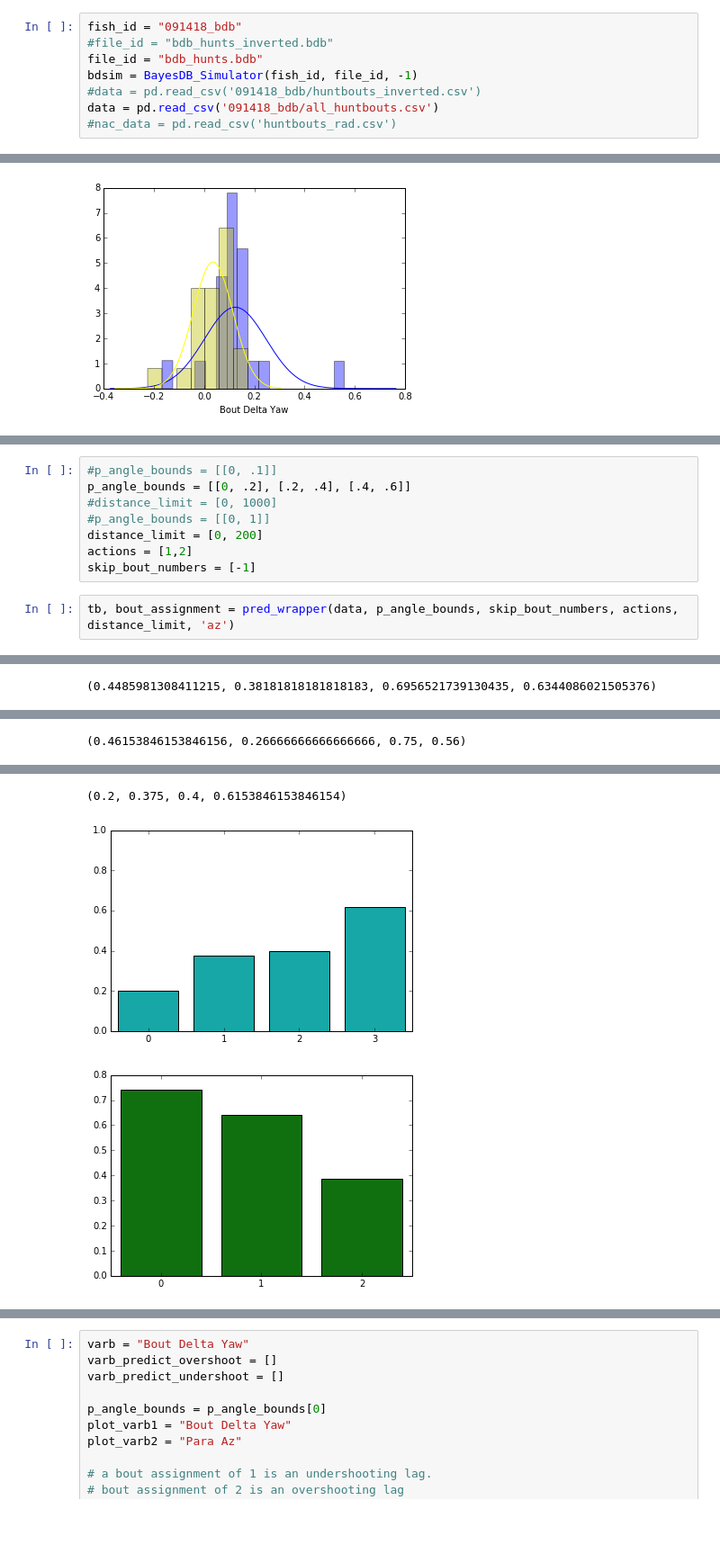
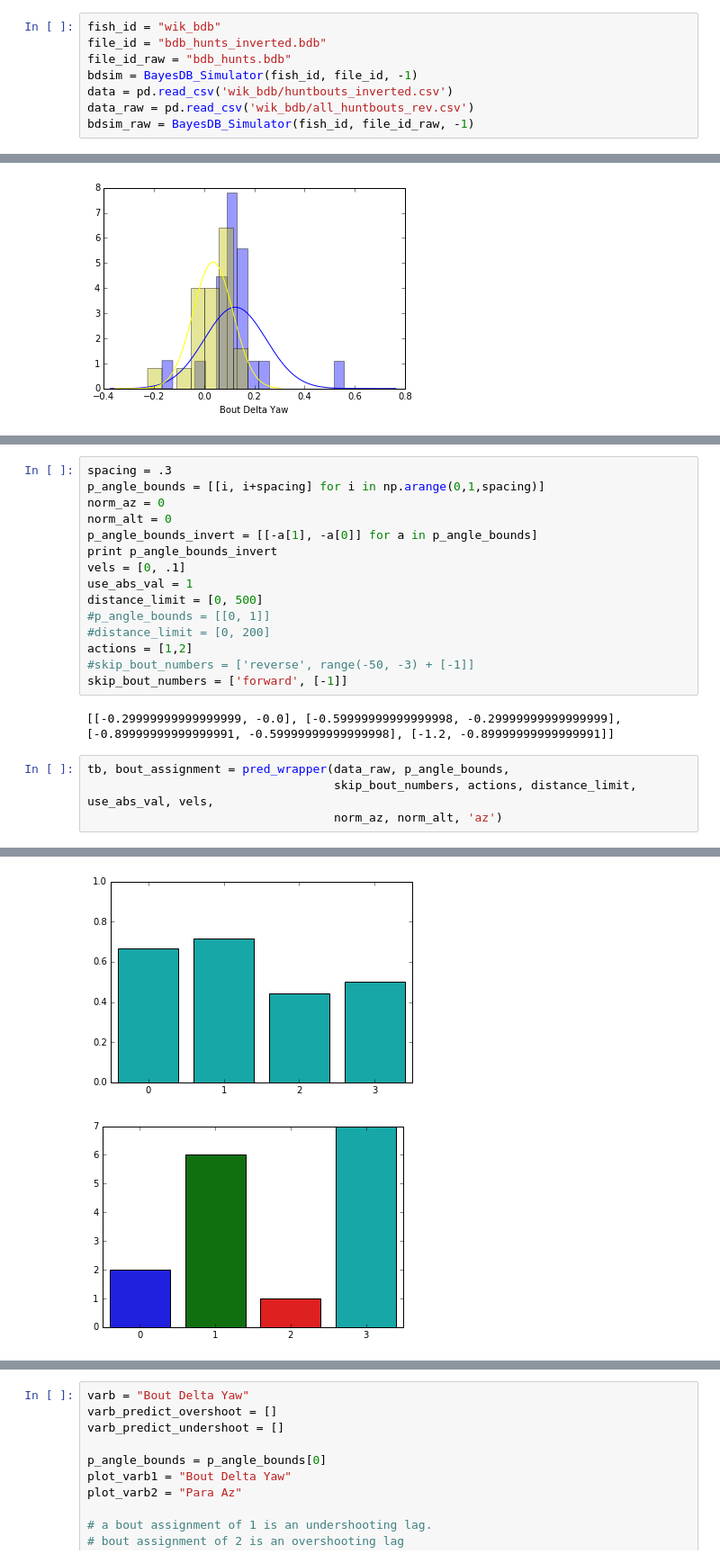
Before and after one commit to elifesciences-publications/PreycapMaster, a Jupyter notebook: BDB_Plot.ipynb, the cells around one changed output, grey strips where cells are left out. Shown: that part at 90% size. Cells and saved outputs as stored; diff of their text form; blank space fills up the shorter version.

```diff
--- a/BDB_Plot.ipynb
+++ b/BDB_Plot.ipynb
@@ -10,9 +11,9 @@ import warnings
 warnings.filterwarnings('ignore')
 # %%
-fish_id = "091418_bdb"
-#file_id = "bdb_hunts_inverted.bdb"
-file_id = "bdb_hunts.bdb"
+fish_id = "wik_bdb"
+file_id = "bdb_hunts_inverted.bdb"
+file_id_raw = "bdb_hunts.bdb"
 bdsim = BayesDB_Simulator(fish_id, file_id, -1)
-#data = pd.read_csv('091418_bdb/huntbouts_inverted.csv')
-data = pd.read_csv('091418_bdb/all_huntbouts.csv')
-#nac_data = pd.read_csv('huntbouts_rad.csv')
+data = pd.read_csv('wik_bdb/huntbouts_inverted.csv')
+data_raw = pd.read_csv('wik_bdb/all_huntbouts_rev.csv')
+bdsim_raw = BayesDB_Simulator(fish_id, file_id_raw, -1)
@@ -155,11 +205,22 @@ SELECT "Para Alt","Bout Dist" FROM bout_table WHERE "Bout Number" >= 0 AND "Stri
 # %%
-#p_angle_bounds = [[0, .1]]
-p_angle_bounds = [[0, .2], [.2, .4], [.4, .6]]
-#distance_limit = [0, 1000]
+spacing = .3
+p_angle_bounds = [[i, i+spacing] for i in np.arange(0,1,spacing)]
+norm_az = 0
+norm_alt = 0
+p_angle_bounds_invert = [[-a[1], -a[0]] for a in p_angle_bounds]
+print p_angle_bounds_invert
+vels = [0, .1]
+use_abs_val = 1
+distance_limit = [0, 500]
 #p_angle_bounds = [[0, 1]]
-distance_limit = [0, 200]
+#distance_limit = [0, 200]
 actions = [1,2]
-skip_bout_numbers = [-1]
+#skip_bout_numbers = ['reverse', range(-50, -3) + [-1]]
+skip_bout_numbers = ['forward', [-1]]
+# %% [output]
+[[-0.29999999999999999, -0.0], [-0.59999999999999998, -0.29999999999999999], [-0.89999999999999991, -0.59999999999999998], [-1.2, -0.89999999999999991]]
 # %%
-tb, bout_assignment = pred_wrapper(data, p_angle_bounds, skip_bout_numbers, actions, distance_limit, 'az')
+tb, bout_assignment = pred_wrapper(data_raw, p_angle_bounds,
+                                   skip_bout_numbers, actions, distance_limit, use_abs_val, vels,
+                                   norm_az, norm_alt, 'az')
 # %% [output]
@@ -167 +227,0 @@ tb, bout_assignment = pred_wrapper(data, p_angle_bounds, skip_bout_numbers, acti
-(0.4485981308411215, 0.38181818181818183, 0.6956521739130435, 0.6344086021505376)
@@ -170 +229,0 @@ tb, bout_assignment = pred_wrapper(data, p_angle_bounds, skip_bout_numbers, acti
-(0.46153846153846156, 0.26666666666666666, 0.75, 0.56)
@@ -173,3 +232,2 @@ tb, bout_assignment = pred_wrapper(data, p_angle_bounds, skip_bout_numbers, acti
-(0.2, 0.375, 0.4, 0.6153846153846154)
-[figure, old version]
+[figure, new version]
-[figure, old version]
+[figure, new version]
```
Also changed, not shown: parts of 24 cells of this notebook, 5 other files.
